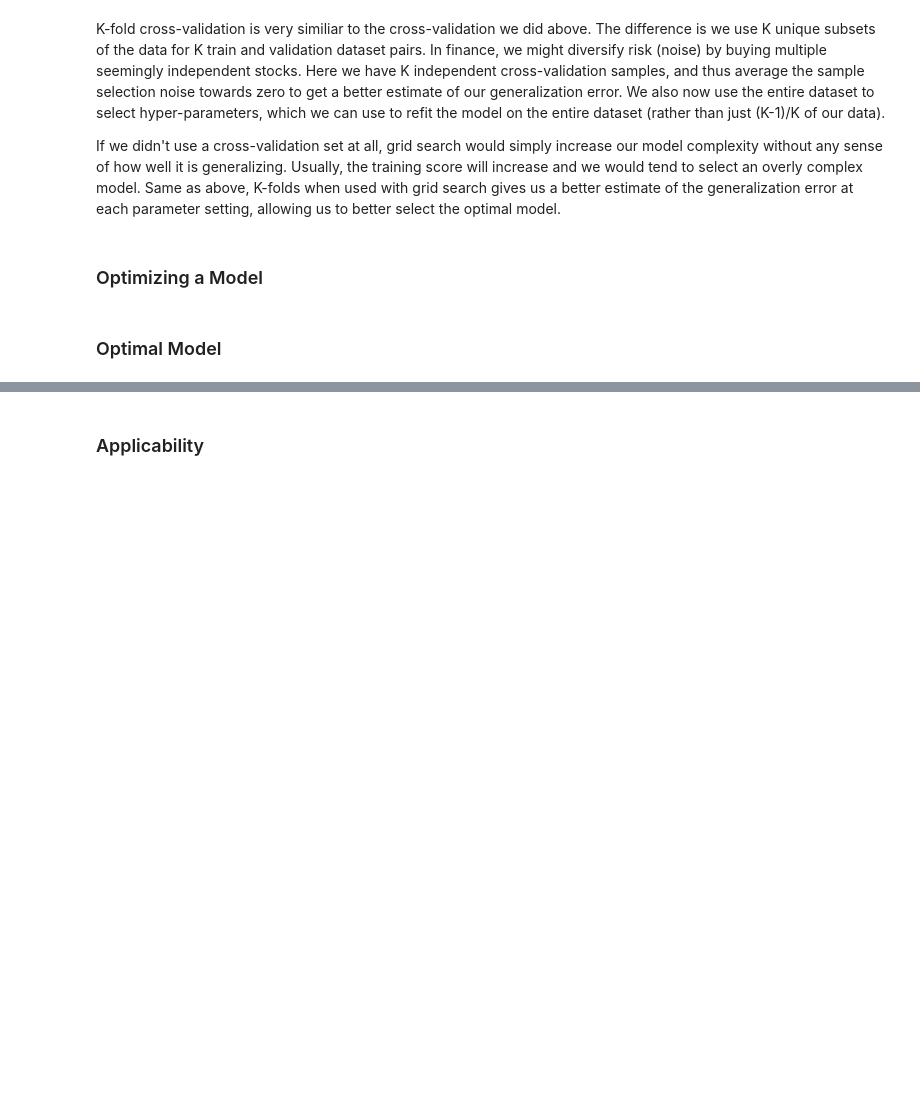
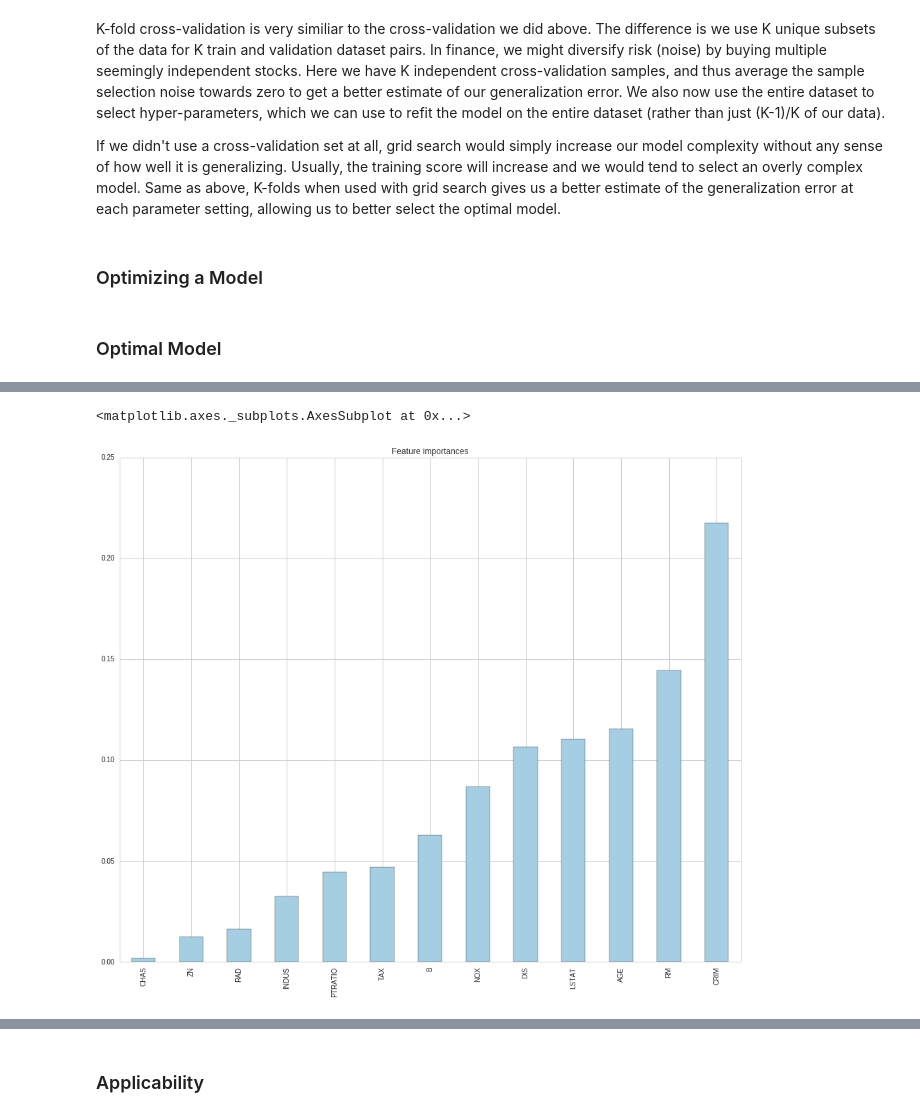
Before and after one commit to ccphillippi/predicting-boston-housing-prices, a Jupyter notebook: README.ipynb, the cells around one changed output, grey strips where cells are left out. Cells and saved outputs as stored; diff of their text form; code cells hidden in the pictures; blank space fills up the shorter version.

```diff
--- a/README.ipynb
+++ b/README.ipynb
@@ -332,0 +342,7 @@ Error standard deviation: 19.24%
+# %%
+feature_importances = pd.Series(reg.booster().get_fscore())
+feature_importances = feature_importances / feature_importances.sum()
+feature_importances.sort_values().plot.bar(colormap='Paired', title='Feature importances')
+# %% [output]
+<matplotlib.axes._subplots.AxesSubplot at 0x...>
+[figure, added]
```
Also changed, not shown: parts of 17 cells of this notebook, 6 other files.
